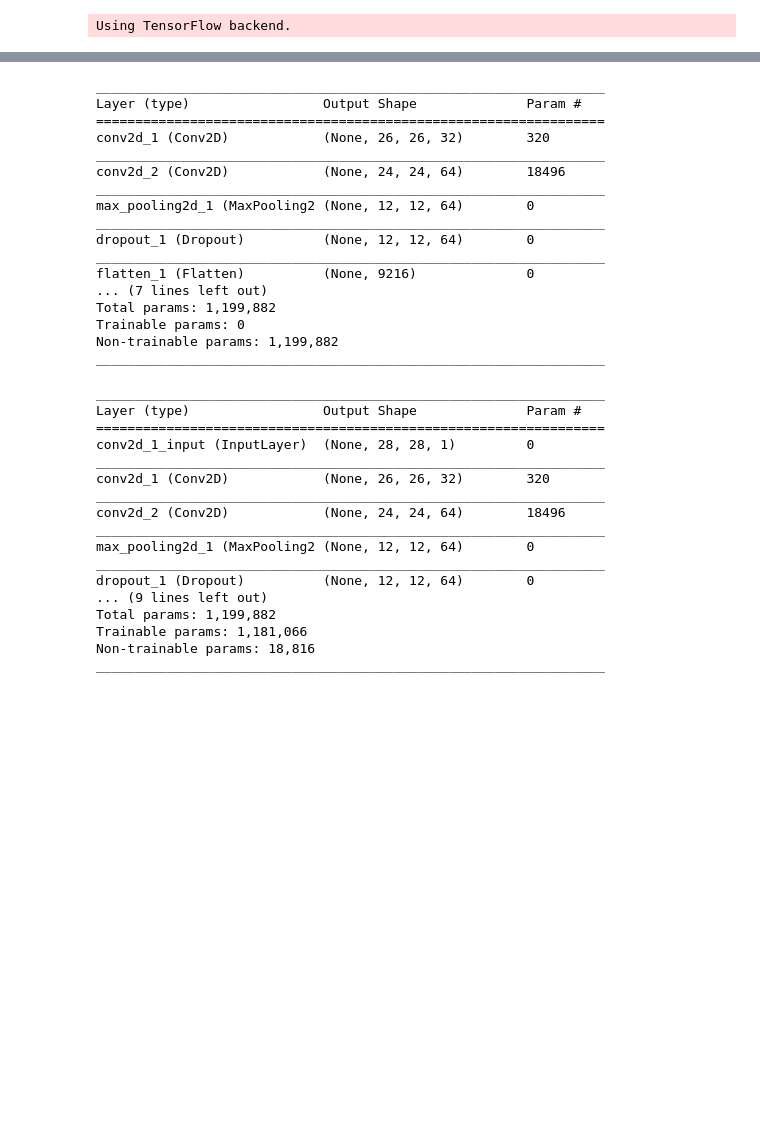
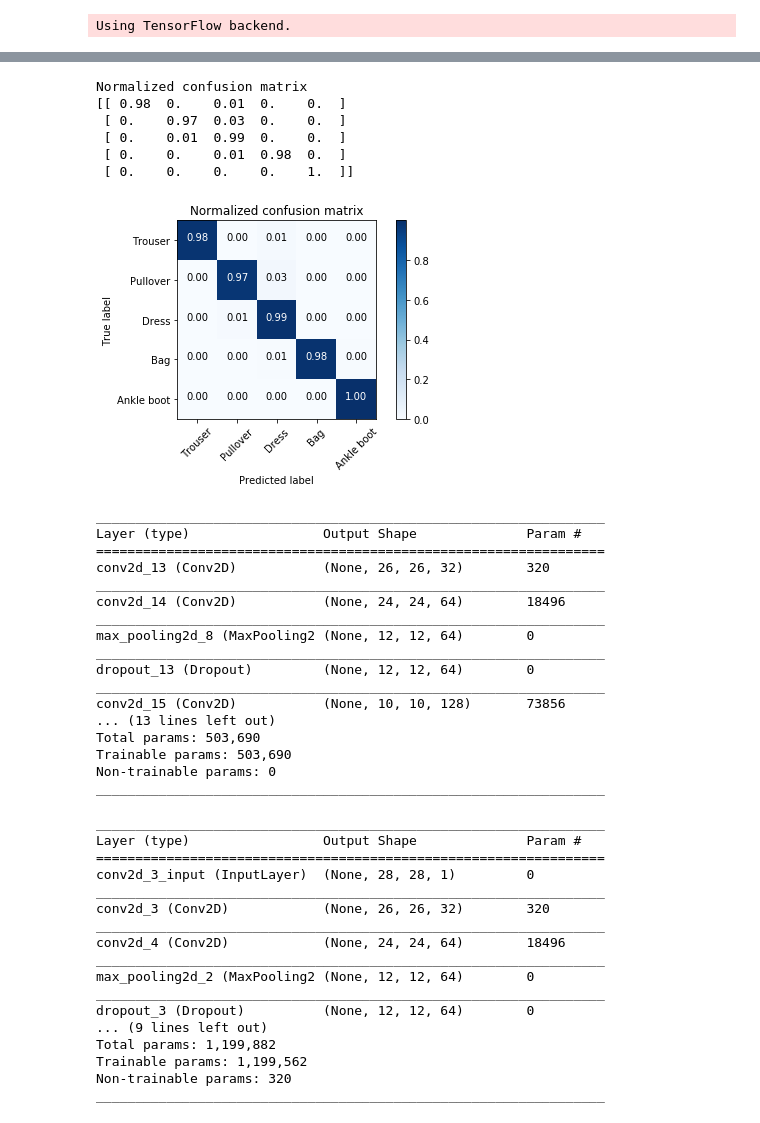
Before and after one commit to Deep-as-hell-team/Fashion-MNIST-, a Jupyter notebook: Transfer learning.ipynb, the cells around one changed output, grey strips where cells are left out. Saved outputs shown, nothing was run; the diff lists cells and outputs as text; code cells hidden in the pictures; blank space fills up the shorter version.

```diff
--- a/Transfer learning.ipynb
+++ b/Transfer learning.ipynb
@@ -107,30 +259,59 @@ Test accuracy: 0.9824
 # %%
 # load saved based model
-base_model = keras.models.load_model('model_data.h5')
+base_model = keras.models.load_model('mnist_template.h5')
+# %%
+#evaluation of the base model
+y_pred_proba = base_model.predict(x_test_much)
+y_pred_classes = np.argmax(y_pred_proba, axis=1) # Convert one-hot to index
+
+y_test_much_class = np.argmax(y_test_much, axis=1)
+
+target_names = classes[np.unique(y_test_much_class)]
+
+#print(classification_report(y_test_little_class, y_pred_classes, target_names = target_names))
+cm = confusion_matrix(y_test_much_class, y_pred_classes)
+plt.figure()
+plot_confusion_matrix(cm, classes=target_names, normalize=True,
+                      title='Normalized confusion matrix')
+
+plt.show()
+# %% [output]
+Normalized confusion matrix
+[[ 0.98  0.    0.01  0.    0.  ]
+ [ 0.    0.97  0.03  0.    0.  ]
+ [ 0.    0.01  0.99  0.    0.  ]
+ [ 0.    0.    0.01  0.98  0.  ]
+ [ 0.    0.    0.    0.    1.  ]]
+[figure, added]
 # %%
 base_model.summary()
 # %% [output]
 _________________________________________________________________
 Layer (type)                 Output Shape              Param #
 =================================================================
-conv2d_1 (Conv2D)            (None, 26, 26, 32)        320
+conv2d_13 (Conv2D)           (None, 26, 26, 32)        320
 _________________________________________________________________
-conv2d_2 (Conv2D)            (None, 24, 24, 64)        18496
+conv2d_14 (Conv2D)           (None, 24, 24, 64)        18496
 _________________________________________________________________
-max_pooling2d_1 (MaxPooling2 (None, 12, 12, 64)        0
+max_pooling2d_8 (MaxPooling2 (None, 12, 12, 64)        0
 _________________________________________________________________
-dropout_1 (Dropout)          (None, 12, 12, 64)        0
+dropout_13 (Dropout)         (None, 12, 12, 64)        0
 _________________________________________________________________
-flatten_1 (Flatten)          (None, 9216)              0
-... (7 lines left out)
-Total params: 1,199,882
-Trainable params: 0
-Non-trainable params: 1,199,882
+conv2d_15 (Conv2D)           (None, 10, 10, 128)       73856
+... (13 lines left out)
+Total params: 503,690
+Trainable params: 503,690
+Non-trainable params: 0
 _________________________________________________________________
 # %%
 # preparing transfer model
 for layer in base_model.layers:
     layer.trainable = False #turn of all layers for training
+
+#base_model.layers[2].trainable = True
+base_model.layers[1].trainable = True
+#base_model.layers[4].trainable = True
+#base_model.layers[4]
 
 # adding a dense layer behind flatten_1 layers (i.e., layer[-4])
 x = Dense(128, activation='relu', name = "dense_new1")(base_model.layers[-4].output)
@@ -142,19 +323,19 @@ transfer_model.summary()
 _________________________________________________________________
 Layer (type)                 Output Shape              Param #
 =================================================================
-conv2d_1_input (InputLayer)  (None, 28, 28, 1)         0
+conv2d_3_input (InputLayer)  (None, 28, 28, 1)         0
 _________________________________________________________________
-conv2d_1 (Conv2D)            (None, 26, 26, 32)        320
+conv2d_3 (Conv2D)            (None, 26, 26, 32)        320
 _________________________________________________________________
-conv2d_2 (Conv2D)            (None, 24, 24, 64)        18496
+conv2d_4 (Conv2D)            (None, 24, 24, 64)        18496
 _________________________________________________________________
-max_pooling2d_1 (MaxPooling2 (None, 12, 12, 64)        0
+max_pooling2d_2 (MaxPooling2 (None, 12, 12, 64)        0
 _________________________________________________________________
-dropout_1 (Dropout)          (None, 12, 12, 64)        0
+dropout_3 (Dropout)          (None, 12, 12, 64)        0
 ... (9 lines left out)
 Total params: 1,199,882
-Trainable params: 1,181,066
-Non-trainable params: 18,816
+Trainable params: 1,199,562
+Non-trainable params: 320
 _________________________________________________________________
 # %%
 # training transfer model
```
Also changed, not shown: parts of 13 cells of this notebook.
